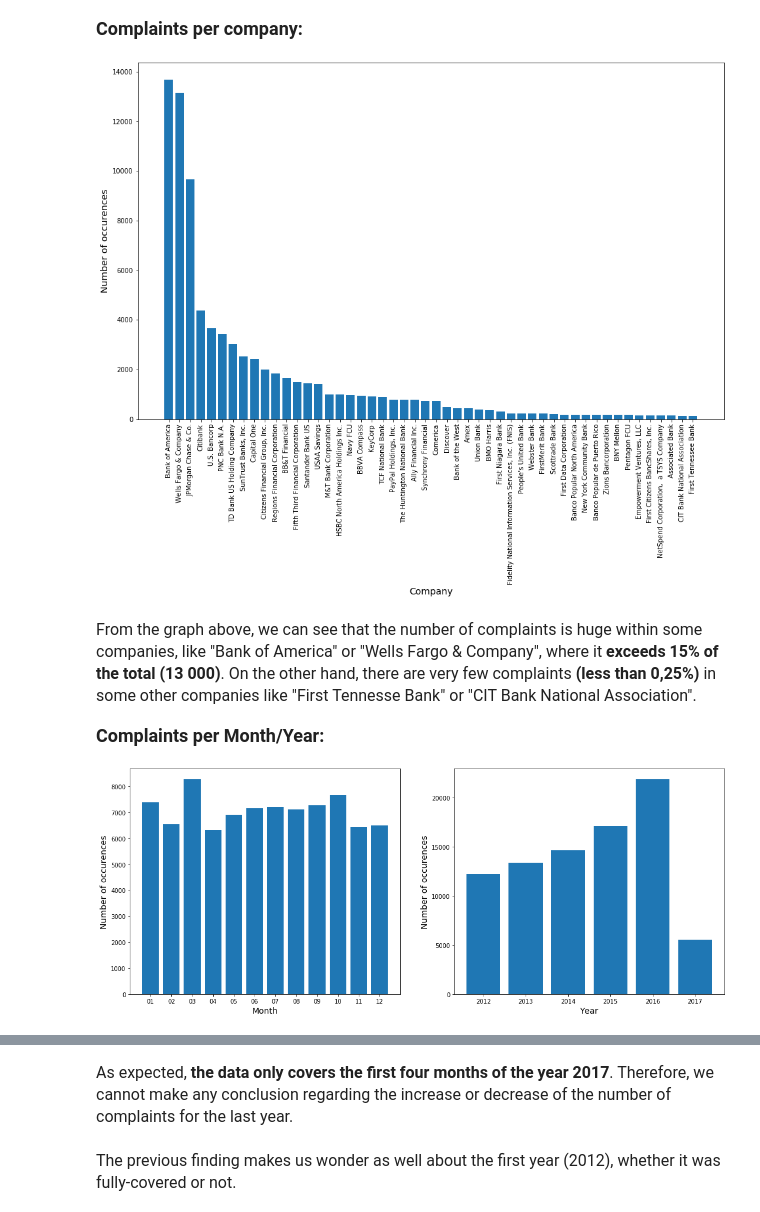
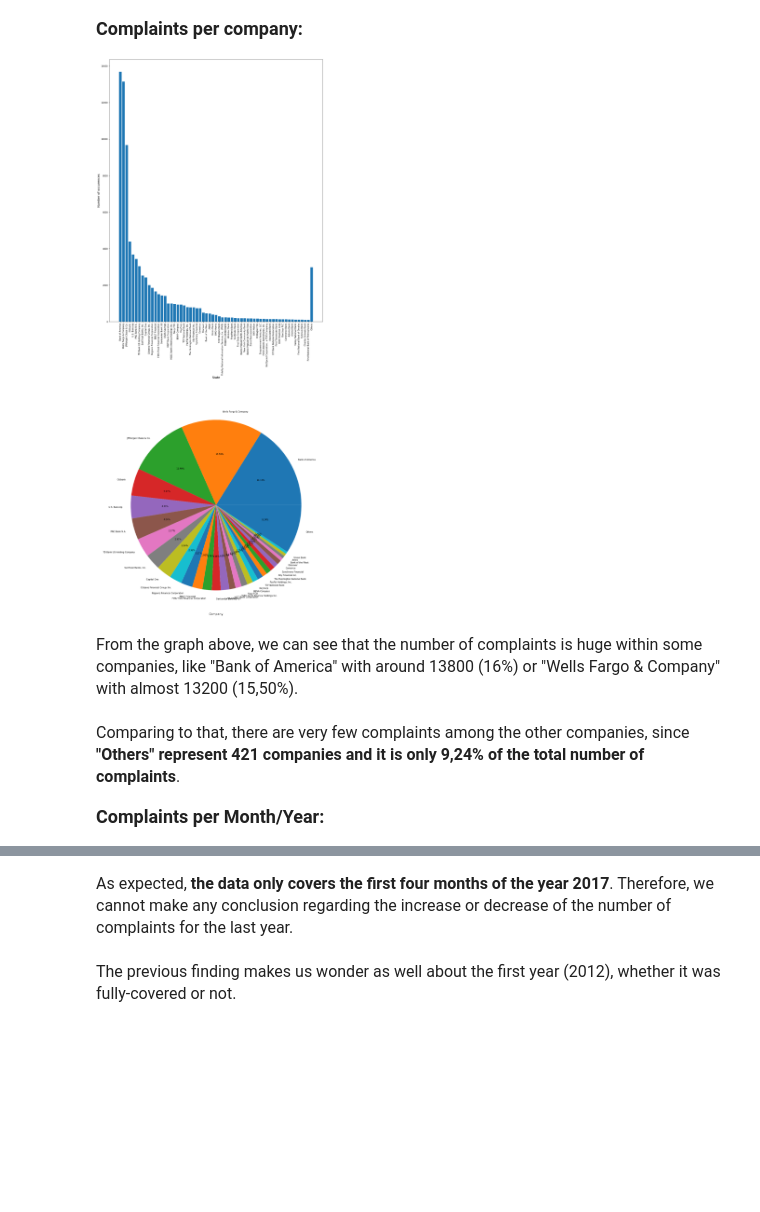
Before and after one commit to aminedassouli/Bank_account, a Jupyter notebook: Bank_Account_or_Service_Complaints.ipynb, the cells around one changed output, grey strips where cells are left out. Drawn from its saved outputs; the diff is of its cells as text; code cells hidden in the pictures; blank space fills up the shorter version.

```diff
--- a/Bank_Account_or_Service_Complaints.ipynb
+++ b/Bank_Account_or_Service_Complaints.ipynb
@@ -193,18 +227,26 @@ The number of complaints is very different from a state to another :
 <font size=4>
 <b>Complaints per company:</b>
 </font>
-# %%
-# Figure configuration
-plt.figure(figsize=(16,10))
-plt.xticks(rotation=90)
-
-# Plot the bar chart showing the number of complaints per company
-plot_bar(df_data["Company"], number_keep=50, x_label="Company")
-# %% [output]
-[figure, removed]
+# %%
+# Create a figure
+fig = plt.figure(figsize=(18,50))
+
+# Plot the bar chart showing the number of complaints per company
+ax1 = fig.add_subplot(2,1,1)
+plt.xticks(rotation=90)
+plot_chart(df_data["Company"], "bar", x_label="State", number_keep=60)
+
+# Plot the pie chart showing the number of complaints per company
+ax2 = fig.add_subplot(2,1,2)
+plot_chart(df_data["Company"], chart_type="pie", x_label="Company", number_keep=30)
+
+plt.show()
+# %% [output]
+[figure, added]
 # %% [markdown]
 <font size="3">
-From the graph above, we can see that the number of complaints is huge within some companies, like "Bank of America" or "Wells Fargo & Company", where it <b>exceeds 15% of the total (13 000)</b>. On the other hand, there are very few complaints <b>(less than 0,25%)</b> in some other companies like "First Tennesse Bank" or "CIT Bank National Association".
+From the graph above, we can see that the number of complaints is huge within some companies, like "Bank of America" with around 13800 (16%) or "Wells Fargo & Company" with almost 13200 (15,50%).<br><br>
+Comparing to that, there are very few complaints among the other companies, since <b>"Others" represent 421 companies and it is only 9,24% of the total number of complaints</b>.
 </font>
 # %% [markdown]
 <font size=4>
@@ -216,16 +258,3 @@ df_date_received = df_data["Date received"].str.split("/", expand=True)
 
 df_data["Month"] = df_date_received[0]
 df_data["Year"] = df_date_received[2]
-
-# Create a figure
-fig = plt.figure(figsize=(18,7))
-
-# Add the 'Month' bar as a first subplot
-ax1 = fig.add_subplot(1,2,1)
-plot_bar(df_data["Month"], sort_by_index=True, x_label="Month")
-
-# Add the 'Year' bar as a second subplot
-ax2 = fig.add_subplot(1,2,2)
-plot_bar(df_data["Year"], sort_by_index=True, x_label="Year")
-# %% [output]
-[figure, removed]
```
Also changed, not shown: parts of 26 cells of this notebook, 1 other file.
